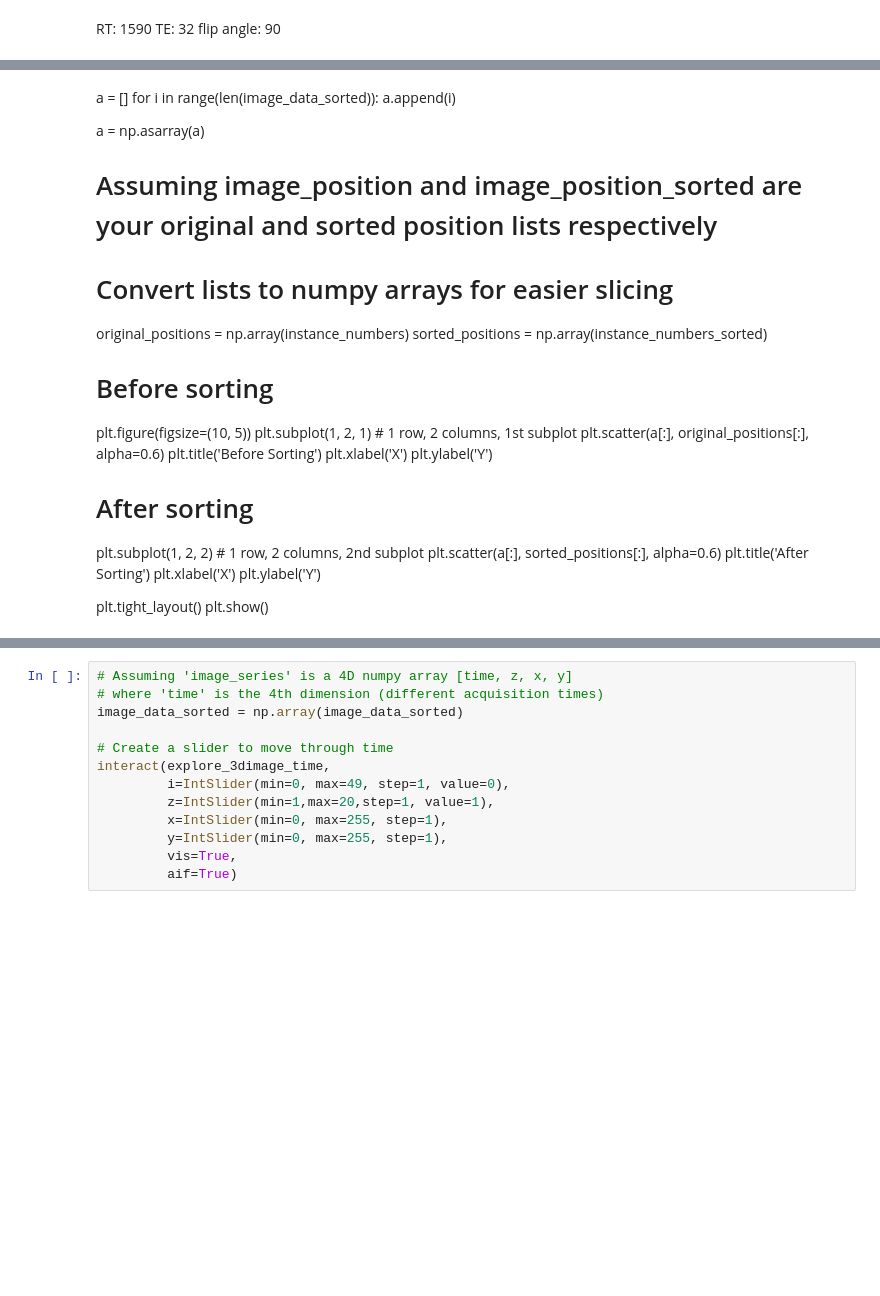
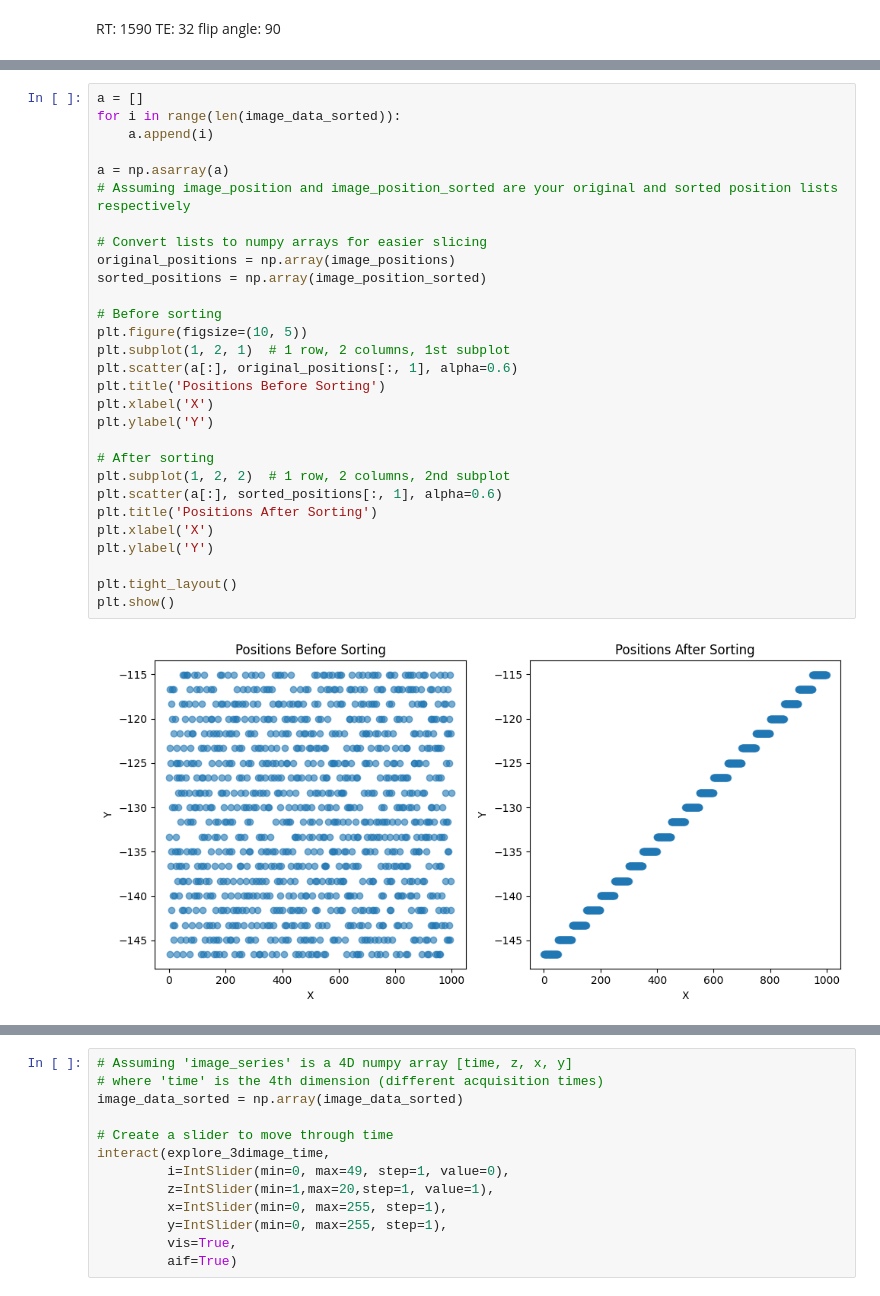
Before and after one commit to qqgjyx/MATH-Group, a Jupyter notebook: main.ipynb, the cells around one changed output, grey strips where cells are left out. Saved outputs shown, nothing was run; the diff lists cells and outputs as text; blank space fills up the shorter version.

```diff
--- a/main.ipynb
+++ b/main.ipynb
@@ -107,29 +79,31 @@ plt.show()
-# %% [markdown]
-a = []
-for i in range(len(image_data_sorted)):
-    a.append(i)
-
-a = np.asarray(a)
-# Assuming image_position and image_position_sorted are your original and sorted position lists respectively
-
-# Convert lists to numpy arrays for easier slicing
-original_positions = np.array(instance_numbers)
-sorted_positions = np.array(instance_numbers_sorted)
-
-# Before sorting
-plt.figure(figsize=(10, 5))
-plt.subplot(1, 2, 1)  # 1 row, 2 columns, 1st subplot
-plt.scatter(a[:], original_positions[:], alpha=0.6)
-plt.title('Before Sorting')
-plt.xlabel('X')
-plt.ylabel('Y')
-
-# After sorting
-plt.subplot(1, 2, 2)  # 1 row, 2 columns, 2nd subplot
-plt.scatter(a[:], sorted_positions[:], alpha=0.6)
-plt.title('After Sorting')
-plt.xlabel('X')
-plt.ylabel('Y')
-
-plt.tight_layout()
-plt.show()
+# %%
+a = []
+for i in range(len(image_data_sorted)):
+    a.append(i)
+
+a = np.asarray(a)
+# Assuming image_position and image_position_sorted are your original and sorted position lists respectively
+
+# Convert lists to numpy arrays for easier slicing
+original_positions = np.array(image_positions)
+sorted_positions = np.array(image_position_sorted)
+
+# Before sorting
+plt.figure(figsize=(10, 5))
+plt.subplot(1, 2, 1)  # 1 row, 2 columns, 1st subplot
+plt.scatter(a[:], original_positions[:, 1], alpha=0.6)
+plt.title('Positions Before Sorting')
+plt.xlabel('X')
+plt.ylabel('Y')
+
+# After sorting
+plt.subplot(1, 2, 2)  # 1 row, 2 columns, 2nd subplot
+plt.scatter(a[:], sorted_positions[:, 1], alpha=0.6)
+plt.title('Positions After Sorting')
+plt.xlabel('X')
+plt.ylabel('Y')
+
+plt.tight_layout()
+plt.show()
+# %% [output]
+[figure, added]
```
Also changed, not shown: parts of 12 cells of this notebook.
